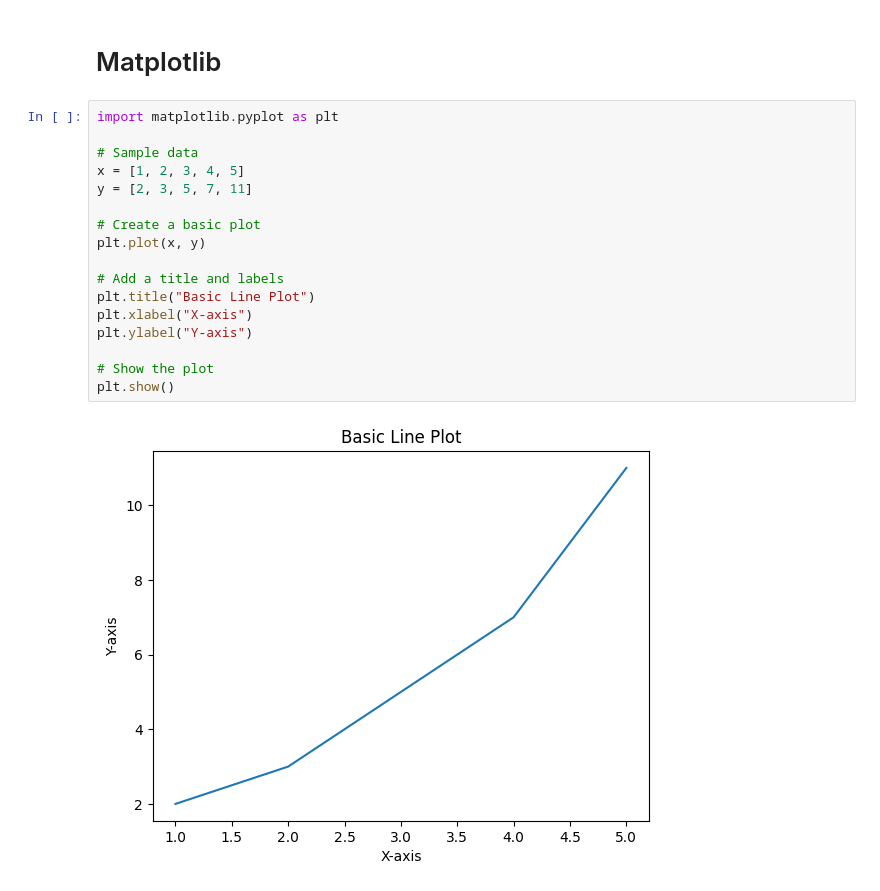
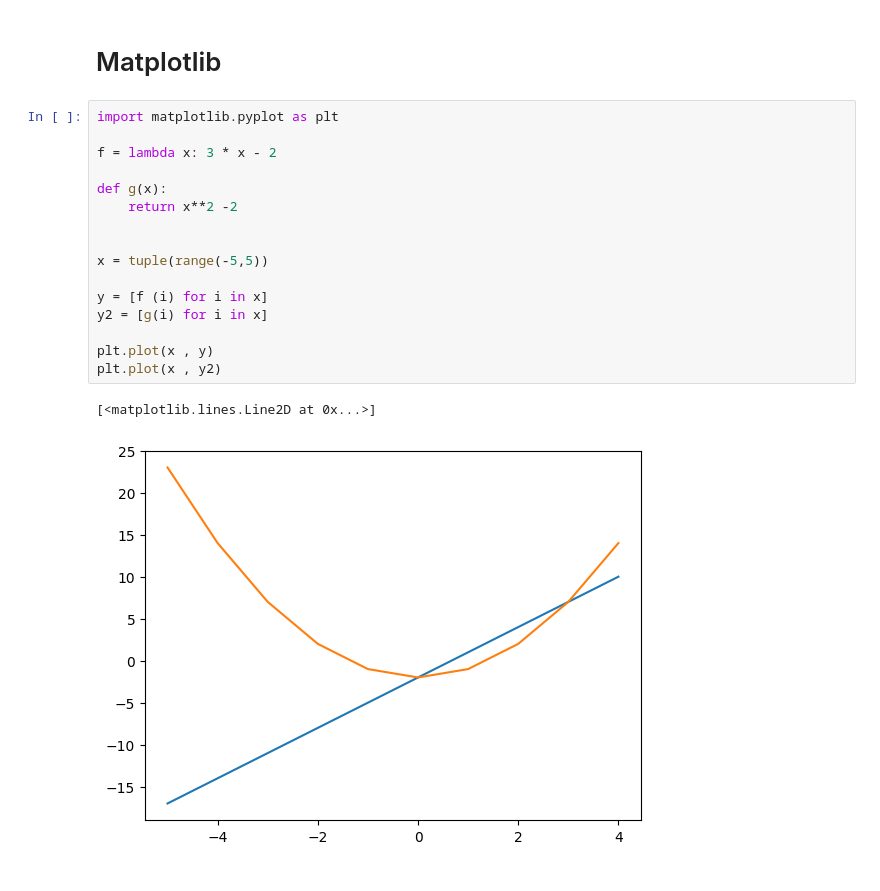
Before and after one commit to mosendamnit/Fullstack_data_muhsinahmad, a Jupyter notebook: practicing_at_home.ipynb, the cells around one changed output. Saved outputs shown, nothing was run; the diff lists cells and outputs as text.

```diff
--- a/practicing_at_home.ipynb
+++ b/practicing_at_home.ipynb
@@ -318,22 +318,22 @@ print(my_mean(1,2,3,4,5))
 3.0
 # %% [markdown]
 # Matplotlib
-# %%
-import matplotlib.pyplot as plt
-
-# Sample data
-x = [1, 2, 3, 4, 5]
-y = [2, 3, 5, 7, 11]
-
-# Create a basic plot
-plt.plot(x, y)
-
-# Add a title and labels
-plt.title("Basic Line Plot")
-plt.xlabel("X-axis")
-plt.ylabel("Y-axis")
-
-# Show the plot
-plt.show()
-# %% [output]
-[figure, removed]
+# %%
+import matplotlib.pyplot as plt
+
+f = lambda x: 3 * x - 2
+
+def g(x):
+    return x**2 -2
+
+
+x = tuple(range(-5,5))
+
+y = [f (i) for i in x]
+y2 = [g(i) for i in x]
+
+plt.plot(x , y)
+plt.plot(x , y2)
+# %% [output]
+[<matplotlib.lines.Line2D at 0x...>]
+[figure, added]
```
Also changed, not shown: parts of 11 cells of this notebook.
